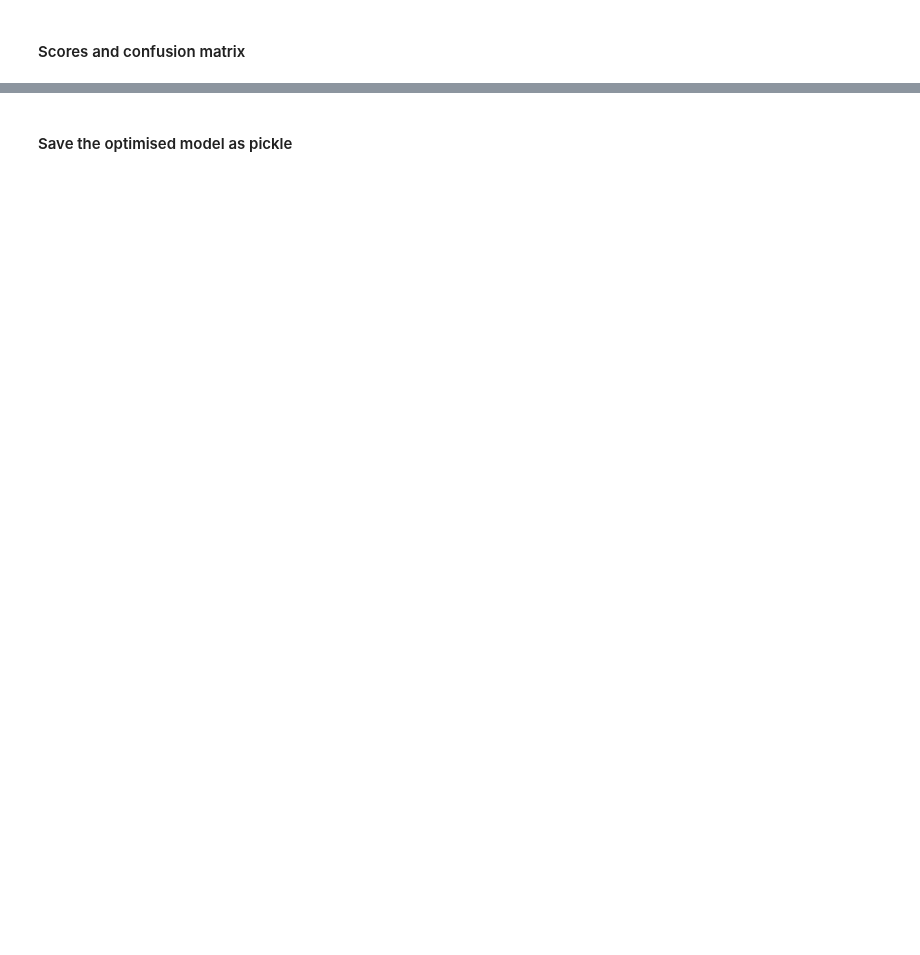
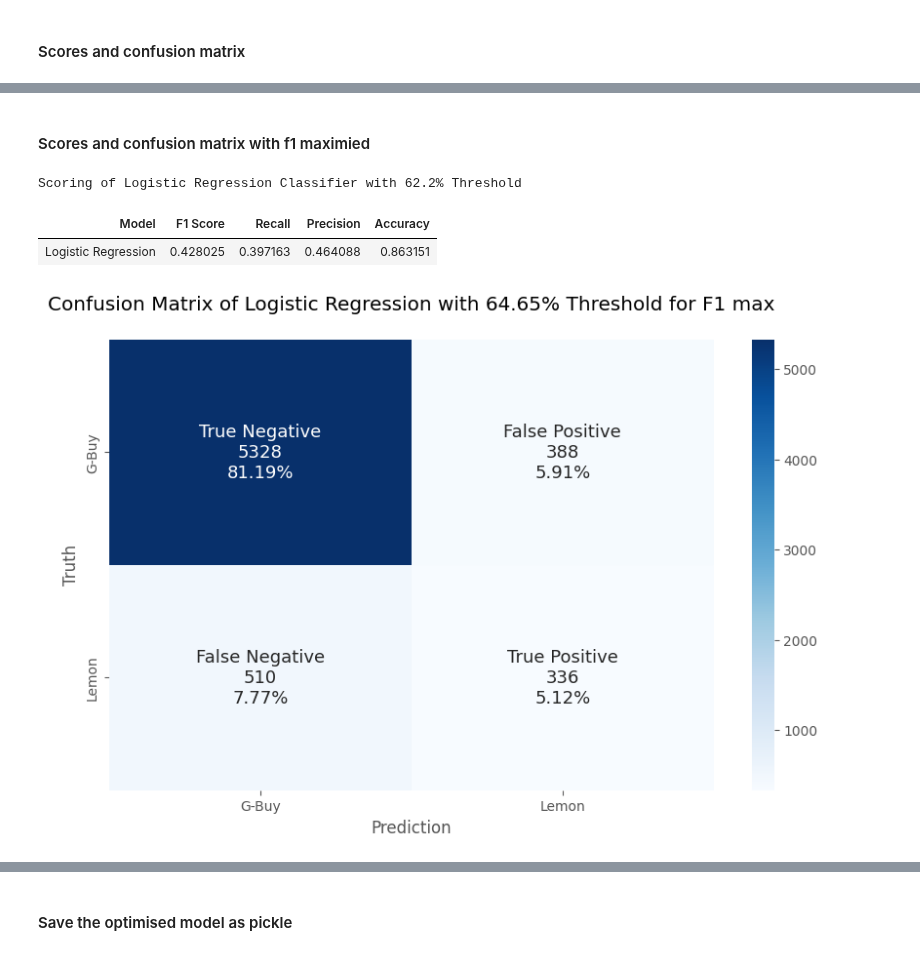
Before and after one commit to Joe-ElM/Used-Cars-Sales, a Jupyter notebook: Notebooks/4. LR Model.ipynb, the cells around one changed output, grey strips where cells are left out. Saved outputs shown, nothing was run; the diff lists cells and outputs as text; code cells hidden in the pictures; blank space fills up the shorter version.

```diff
--- a/Notebooks/4. LR Model.ipynb
+++ b/Notebooks/4. LR Model.ipynb
@@ -178,0 +237,27 @@ Scoring of GridSearch Optimised LR
+# %% [markdown]
+#### Scores and confusion matrix with f1 maximied
+# %%
+# Evaluate the model:
+optimised_lr_grid_f1max  = model_lr_grid.predict_proba(X_test)[:,1] >= 0.6465
+f1_lr_grid_f1max         = f1_score(y_test       , optimised_lr_grid_f1max)
+recall_lr_grid_f1max     = recall_score(y_test   , optimised_lr_grid_f1max)
+precision_lr_grid_f1max  = precision_score(y_test, optimised_lr_grid_f1max)
+accuracy_lr_grid_f1max   = accuracy_score(y_test , optimised_lr_grid_f1max)
+
+
+grid_lr_metrics_f1max     = pd.DataFrame({
+                                    'Model'    : ['Logistic Regression'],
+                                    'F1 Score' : [f1_lr_grid_f1max],
+                                    'Recall'   : [recall_lr_grid_f1max],
+                                    'Precision': [precision_lr_grid_f1max],
+                                    'Accuracy' : [accuracy_lr_grid_f1max]
+                                    })
+# --------------------------------------------------------------------
+print('Scoring of Logistic Regression Classifier with 62.2% Threshold')
+display(grid_lr_metrics_f1max.style.hide())
+Confusion_Matrix_Func(y_test, optimised_lr_grid_f1max, 'Logistic Regression with 64.65% Threshold for F1 max');
+# %% [output]
+Scoring of Logistic Regression Classifier with 62.2% Threshold
+| Model | F1 Score | Recall | Precision | Accuracy |
+| Logistic Regression | 0.428025 | 0.397163 | 0.464088 | 0.863151 |
+[figure, added]
```
Also changed, not shown: parts of 16 cells of this notebook, 2 other files.
